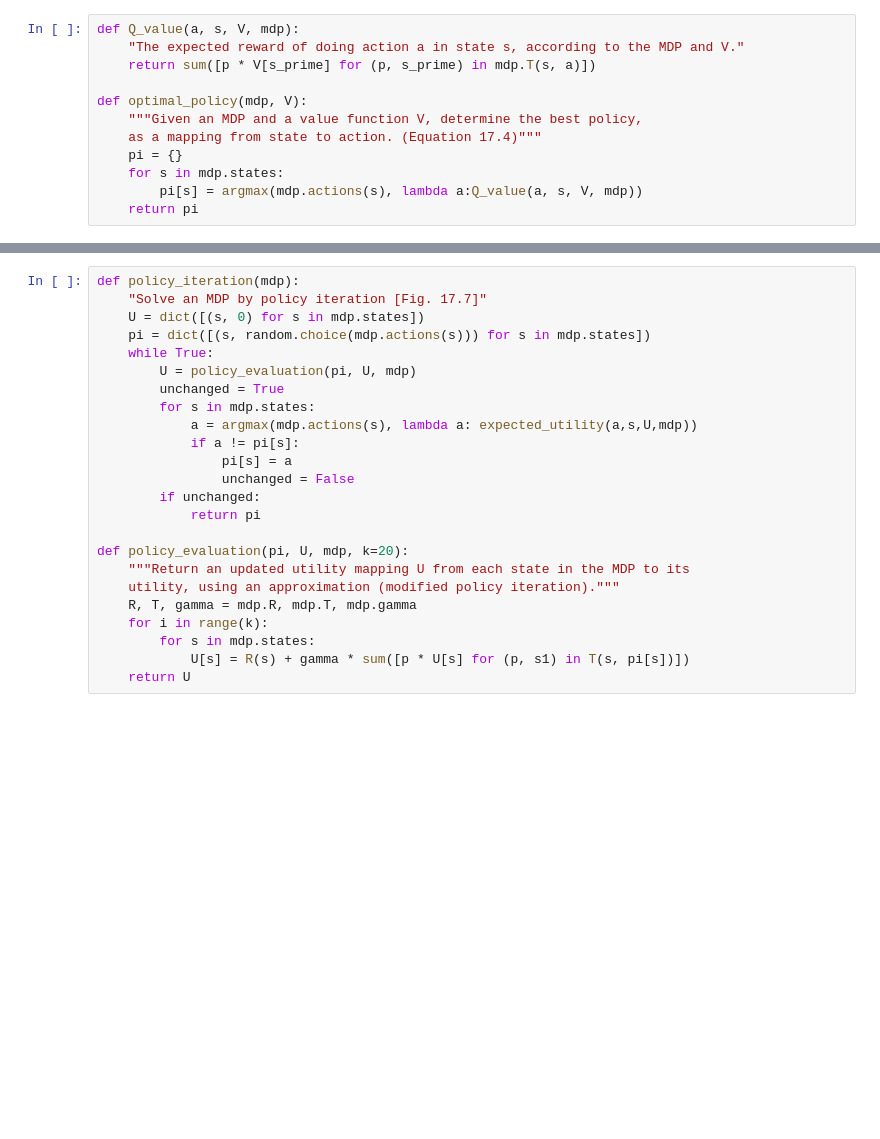
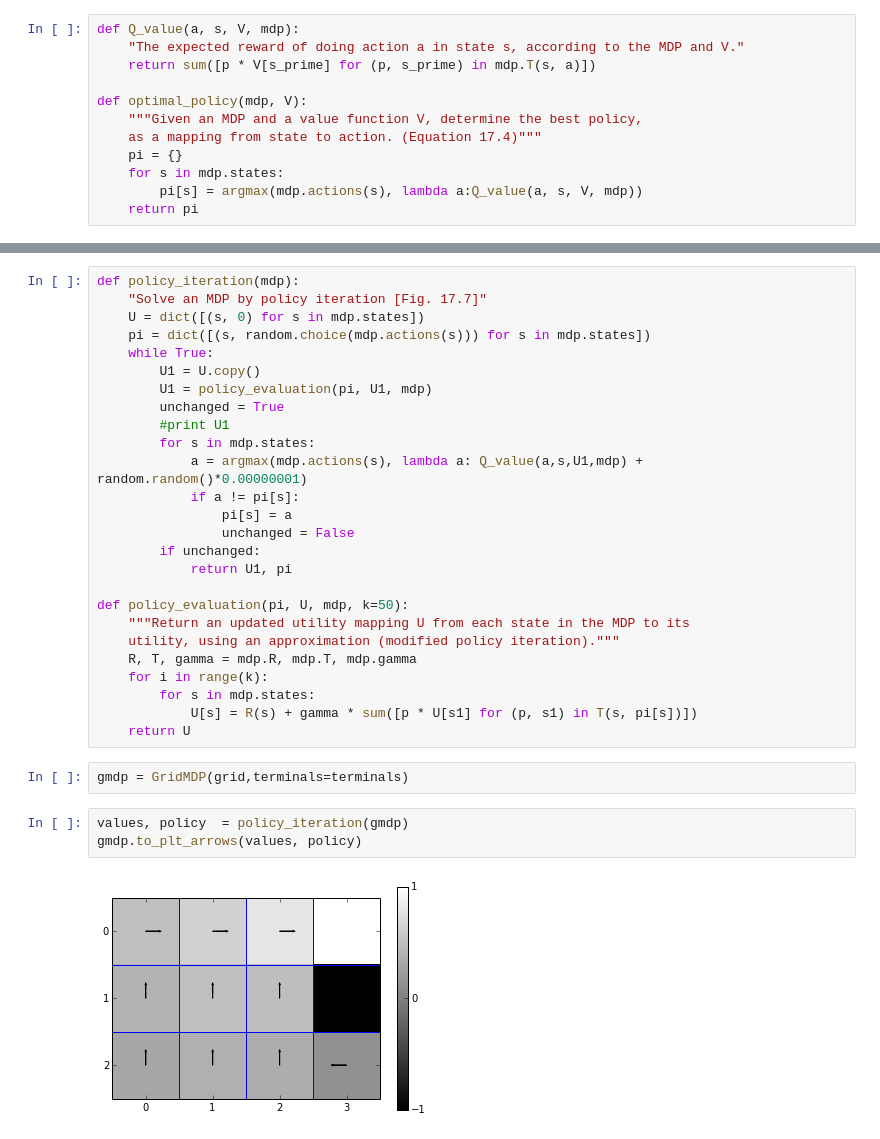
Before and after one commit to ssamot/RL_notebook, a Jupyter notebook: RL/RL.ipynb, the cells around one changed output, grey strips where cells are left out. Saved outputs shown, nothing was run; the diff lists cells and outputs as text; blank space fills up the shorter version.

```diff
--- a/RL/RL.ipynb
+++ b/RL/RL.ipynb
@@ -342,21 +409,30 @@ def policy_iteration(mdp):
     U = dict([(s, 0) for s in mdp.states])
     pi = dict([(s, random.choice(mdp.actions(s))) for s in mdp.states])
     while True:
-        U = policy_evaluation(pi, U, mdp)
+        U1 = U.copy()
+        U1 = policy_evaluation(pi, U1, mdp)
         unchanged = True
+        #print U1
         for s in mdp.states:
-            a = argmax(mdp.actions(s), lambda a: expected_utility(a,s,U,mdp))
+            a = argmax(mdp.actions(s), lambda a: Q_value(a,s,U1,mdp) + random.random()*0.00000001)
             if a != pi[s]:
                 pi[s] = a
                 unchanged = False
         if unchanged:
-            return pi
+            return U1, pi
 
-def policy_evaluation(pi, U, mdp, k=20):
+def policy_evaluation(pi, U, mdp, k=50):
     """Return an updated utility mapping U from each state in the MDP to its
     utility, using an approximation (modified policy iteration)."""
     R, T, gamma = mdp.R, mdp.T, mdp.gamma
     for i in range(k):
         for s in mdp.states:
-            U[s] = R(s) + gamma * sum([p * U[s] for (p, s1) in T(s, pi[s])])
+            U[s] = R(s) + gamma * sum([p * U[s1] for (p, s1) in T(s, pi[s])])
     return U
+# %%
+gmdp = GridMDP(grid,terminals=terminals)
+# %%
+values, policy  = policy_iteration(gmdp)
+gmdp.to_plt_arrows(values, policy)
+# %% [output]
+[figure, added]
```
Also changed, not shown: parts of 17 cells of this notebook, 12 other files.
